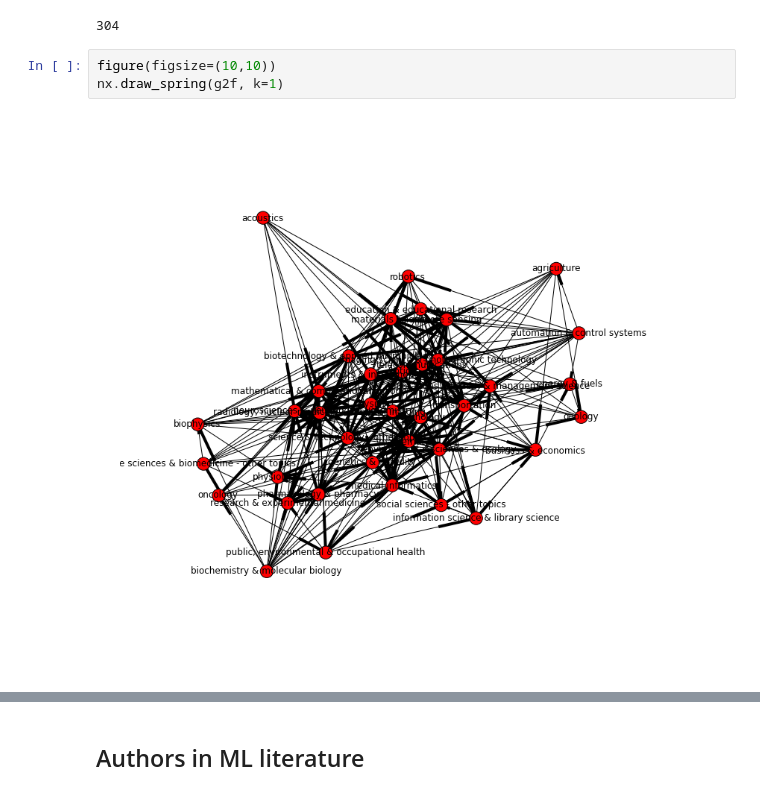
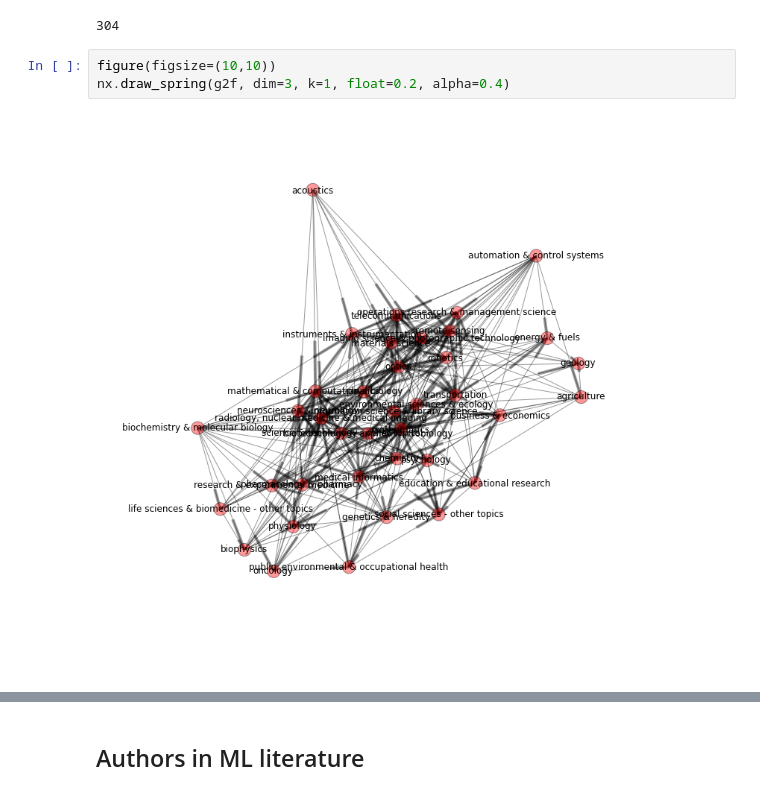
Before and after one commit to datapractice/machinelearners, a Jupyter notebook: ml_lit/ML_literature.ipynb, the cells around one changed output, grey strips where cells are left out. Cells and saved outputs as stored; diff of their text form.

```diff
--- a/ml_lit/ML_literature.ipynb
+++ b/ml_lit/ML_literature.ipynb
@@ -100,8 +159,8 @@ g2f.size()
 304
 # %%
 figure(figsize=(10,10))
-nx.draw_spring(g2f, k=1)
+nx.draw_spring(g2f, dim=3, k=1, float=0.2, alpha=0.4)
 # %% [output]
-[figure, old version]
+[figure, new version]
 # %%
 figure(figsize=(13,10))
```
Also changed, not shown: parts of 25 cells of this notebook, 2 other files.
